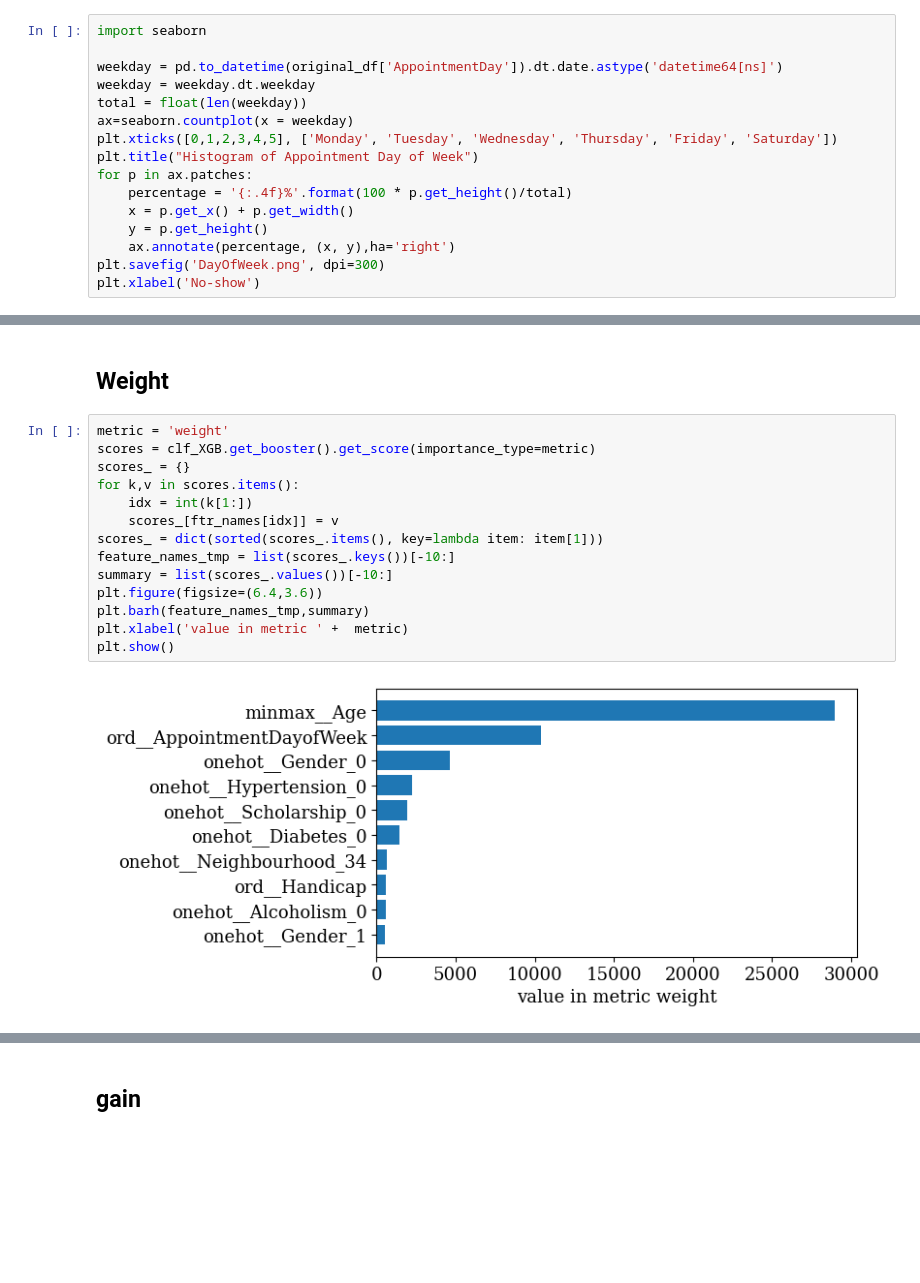
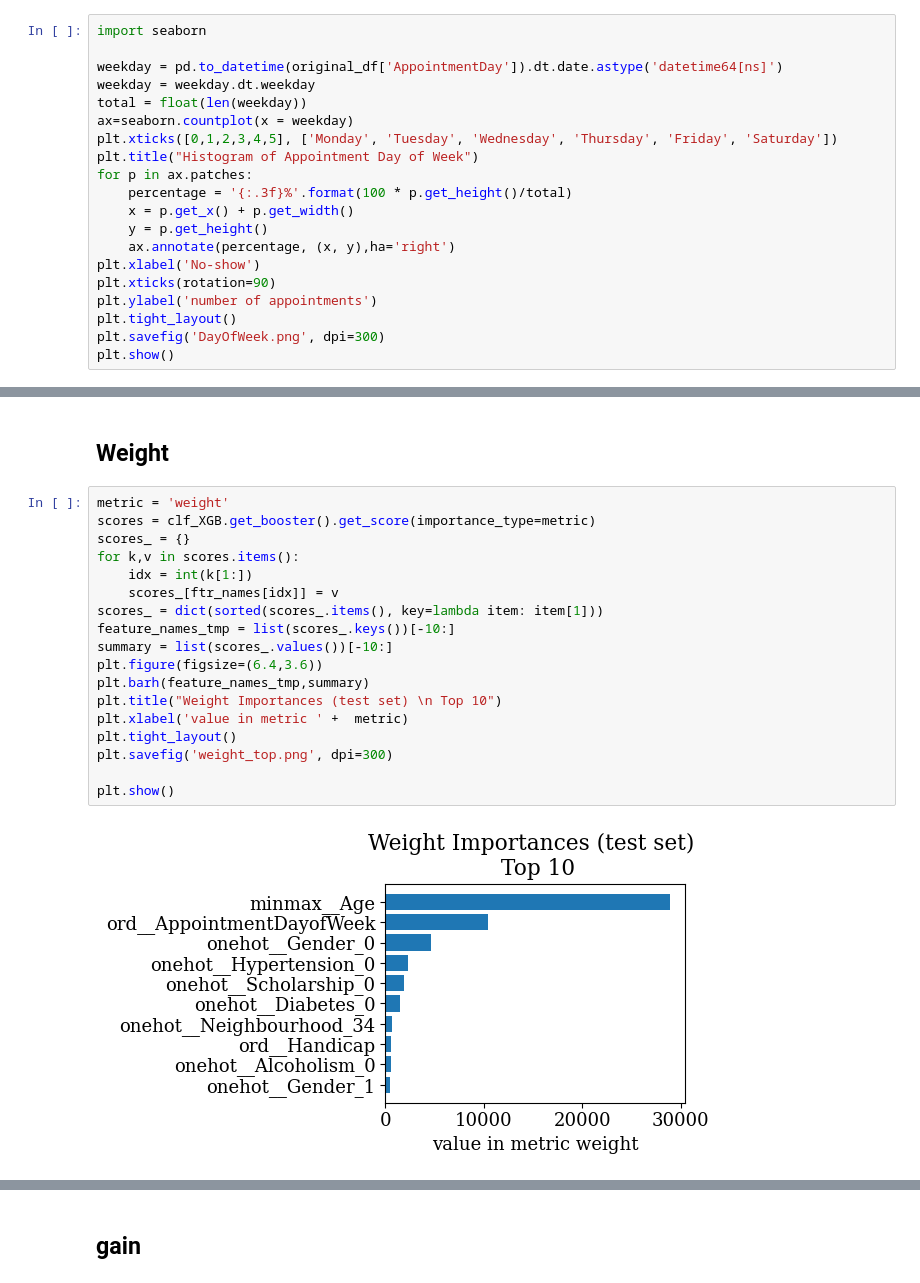
Before and after one commit to f18bc/data1030project, a Jupyter notebook: src/Final Project.ipynb, the cells around one changed output, grey strips where cells are left out. Drawn from its saved outputs; the diff is of its cells as text; blank space fills up the shorter version.

```diff
--- a/src/Final Project.ipynb
+++ b/src/Final Project.ipynb
@@ -340,10 +340,14 @@ ax=seaborn.countplot(x = weekday)
 plt.xticks([0,1,2,3,4,5], ['Monday', 'Tuesday', 'Wednesday', 'Thursday', 'Friday', 'Saturday'])
 plt.title("Histogram of Appointment Day of Week")
 for p in ax.patches:
-    percentage = '{:.4f}%'.format(100 * p.get_height()/total)
+    percentage = '{:.3f}%'.format(100 * p.get_height()/total)
     x = p.get_x() + p.get_width()
     y = p.get_height()
     ax.annotate(percentage, (x, y),ha='right')
+plt.xlabel('No-show')
+plt.xticks(rotation=90)
+plt.ylabel('number of appointments')
+plt.tight_layout()
 plt.savefig('DayOfWeek.png', dpi=300)
-plt.xlabel('No-show')
+plt.show()
 # %% [output]
@@ -1615,16 +1619,20 @@ plt.show()
 # %%
 metric = 'weight'
 scores = clf_XGB.get_booster().get_score(importance_type=metric)
 scores_ = {}
 for k,v in scores.items():
     idx = int(k[1:])
     scores_[ftr_names[idx]] = v
 scores_ = dict(sorted(scores_.items(), key=lambda item: item[1]))
 feature_names_tmp = list(scores_.keys())[-10:]
 summary = list(scores_.values())[-10:]
 plt.figure(figsize=(6.4,3.6))
 plt.barh(feature_names_tmp,summary)
+plt.title("Weight Importances (test set) \n Top 10")
 plt.xlabel('value in metric ' +  metric)
+plt.tight_layout()
+plt.savefig('weight_top.png', dpi=300)
+
 plt.show()
 # %% [output]
-[figure, old version]
+[figure, new version]
```
Also changed, not shown: parts of 71 cells of this notebook, 19 other files.
